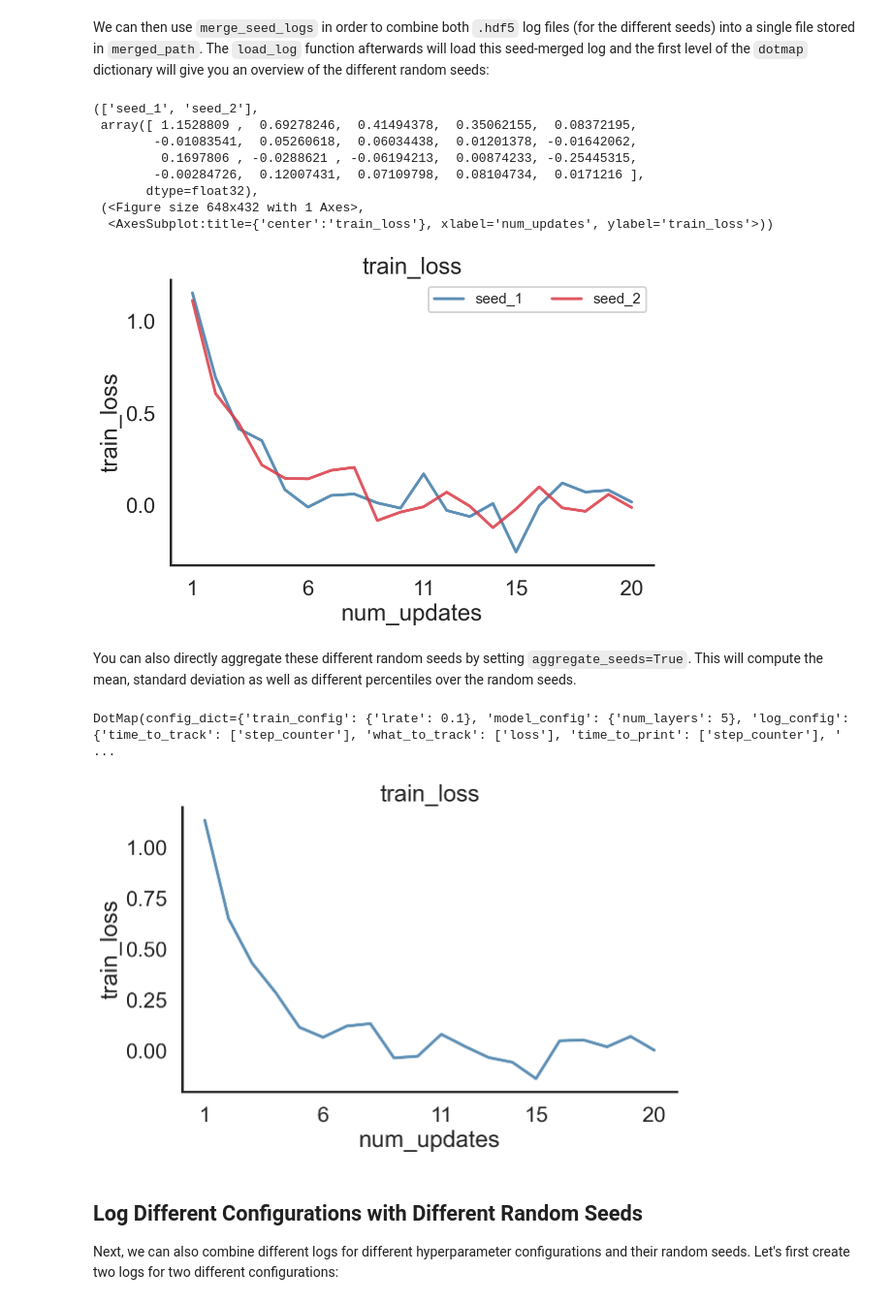
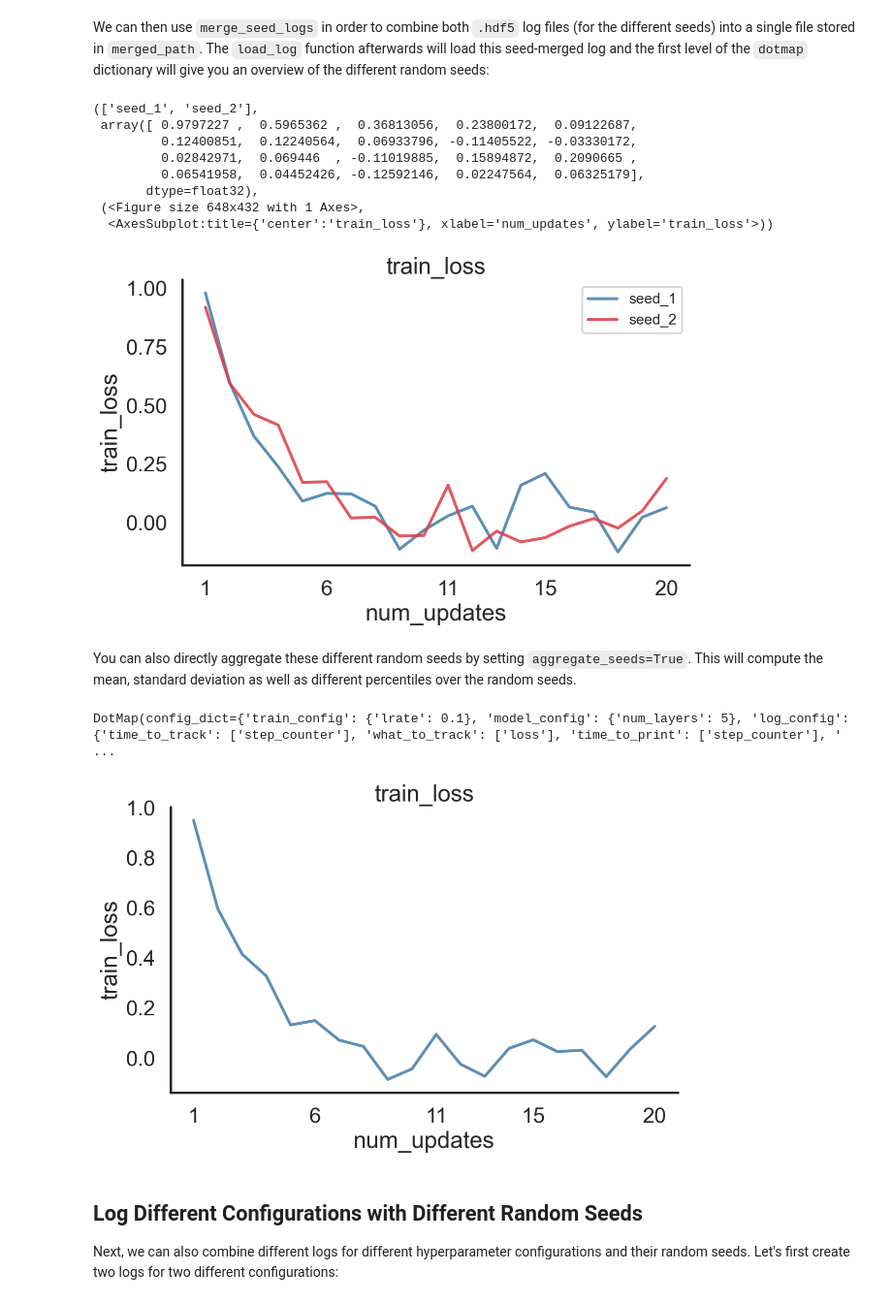
Before and after one commit to mle-infrastructure/mle-logging, a Jupyter notebook: examples/getting_started.ipynb, the cells around one changed output. Shown at 97% size. Drawn from its saved outputs; the diff is of its cells as text; code cells hidden in the pictures.

```diff
--- a/examples/getting_started.ipynb
+++ b/examples/getting_started.ipynb
@@ -227,29 +254,28 @@ for step in range(20):
 # %% [markdown]
 We can then use `merge_seed_logs` in order to combine both `.hdf5` log files (for the different seeds) into a single file stored in `merged_path`. The `load_log` function afterwards will load this seed-merged log and the first level of the `dotmap` dictionary will give you an overview of the different random seeds:
 # %%
-import os, datetime
+import os
 from mle_logging import merge_seed_logs, load_log
 
-timestr = datetime.datetime.today().strftime("%Y-%m-%d")[2:]
-experiment_dir = f"multi_seed_dir/{timestr}_config_1/"
+experiment_dir = f"multi_seed_dir/config_1/"
 merged_path = os.path.join(experiment_dir, "logs", "seed_aggregated.hdf5")
 
 # Merge different random seeds into one .hdf5 file
 merge_seed_logs(merged_path, experiment_dir)
 
 # Load the merged log - Individual seeds can be accessed via log.seed_1, etc.
 log = load_log(experiment_dir)
 log.eval_ids, log.seed_1.stats.train_loss, log.plot('train_loss', 'num_updates')
 # %% [output]
 (['seed_1', 'seed_2'],
- array([ 1.1528809 ,  0.69278246,  0.41494378,  0.35062155,  0.08372195,
-        -0.01083541,  0.05260618,  0.06034438,  0.01201378, -0.01642062,
-         0.1697806 , -0.0288621 , -0.06194213,  0.00874233, -0.25445315,
-        -0.00284726,  0.12007431,  0.07109798,  0.08104734,  0.0171216 ],
+ array([ 0.9797227 ,  0.5965362 ,  0.36813056,  0.23800172,  0.09122687,
+         0.12400851,  0.12240564,  0.06933796, -0.11405522, -0.03330172,
+         0.02842971,  0.069446  , -0.11019885,  0.15894872,  0.2090665 ,
+         0.06541958,  0.04452426, -0.12592146,  0.02247564,  0.06325179],
        dtype=float32),
  (<Figure size 648x432 with 1 Axes>,
   <AxesSubplot:title={'center':'train_loss'}, xlabel='num_updates', ylabel='train_loss'>))
-[figure, old version]
+[figure, new version]
 # %% [markdown]
 You can also directly aggregate these different random seeds by setting `aggregate_seeds=True`. This will compute the mean, standard deviation as well as different percentiles over the random seeds.
 # %%
@@ -259,7 +285,7 @@ log.eval_ids, log.stats.train_loss.keys(), log.plot("train_loss", "num_updates")
 log.meta
 # %% [output]
 DotMap(config_dict={'train_config': {'lrate': 0.1}, 'model_config': {'num_layers': 5}, 'log_config': {'time_to_track': ['step_counter'], 'what_to_track': ['loss'], 'time_to_print': ['step_counter'], ' ...
-[figure, old version]
+[figure, new version]
 # %% [markdown]
 ## Log Different Configurations with Different Random Seeds
 
```
Also changed, not shown: parts of 12 cells of this notebook, 6 other files.
